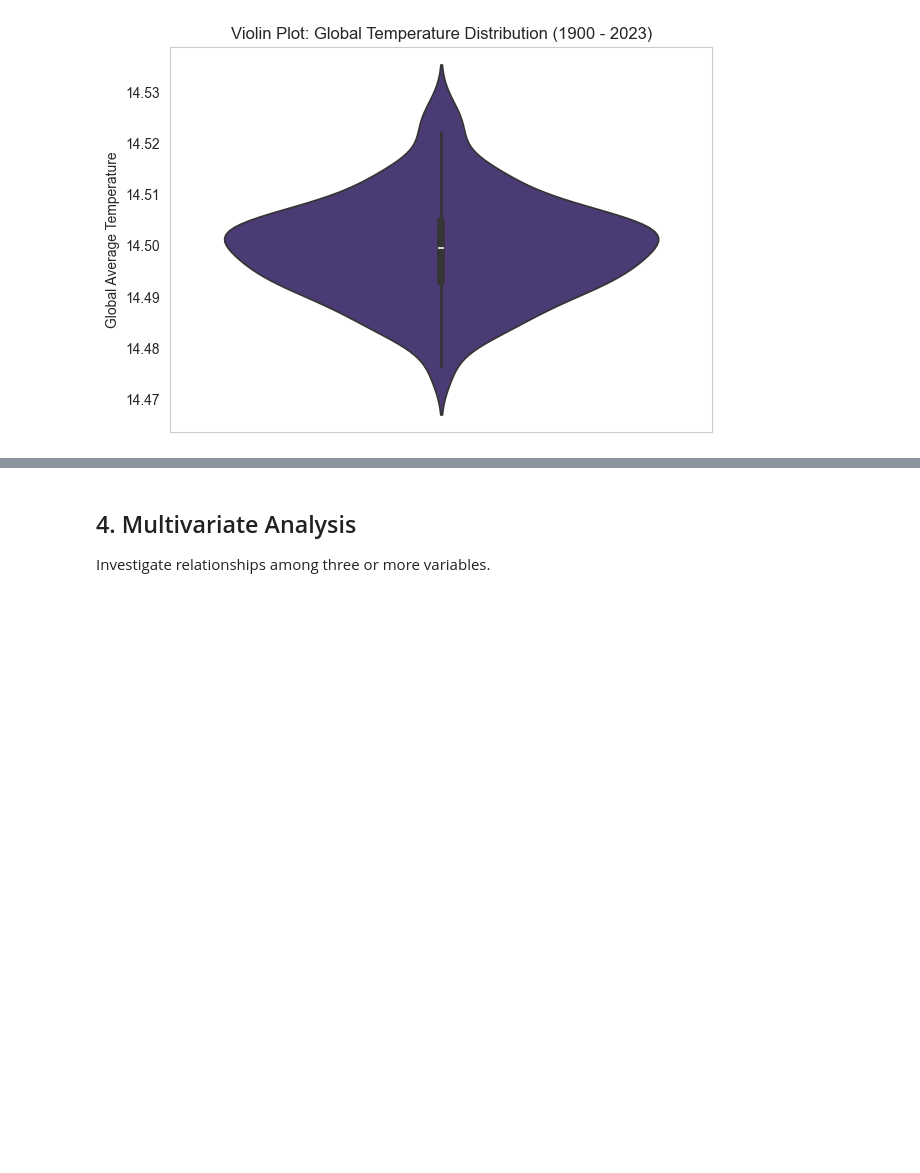
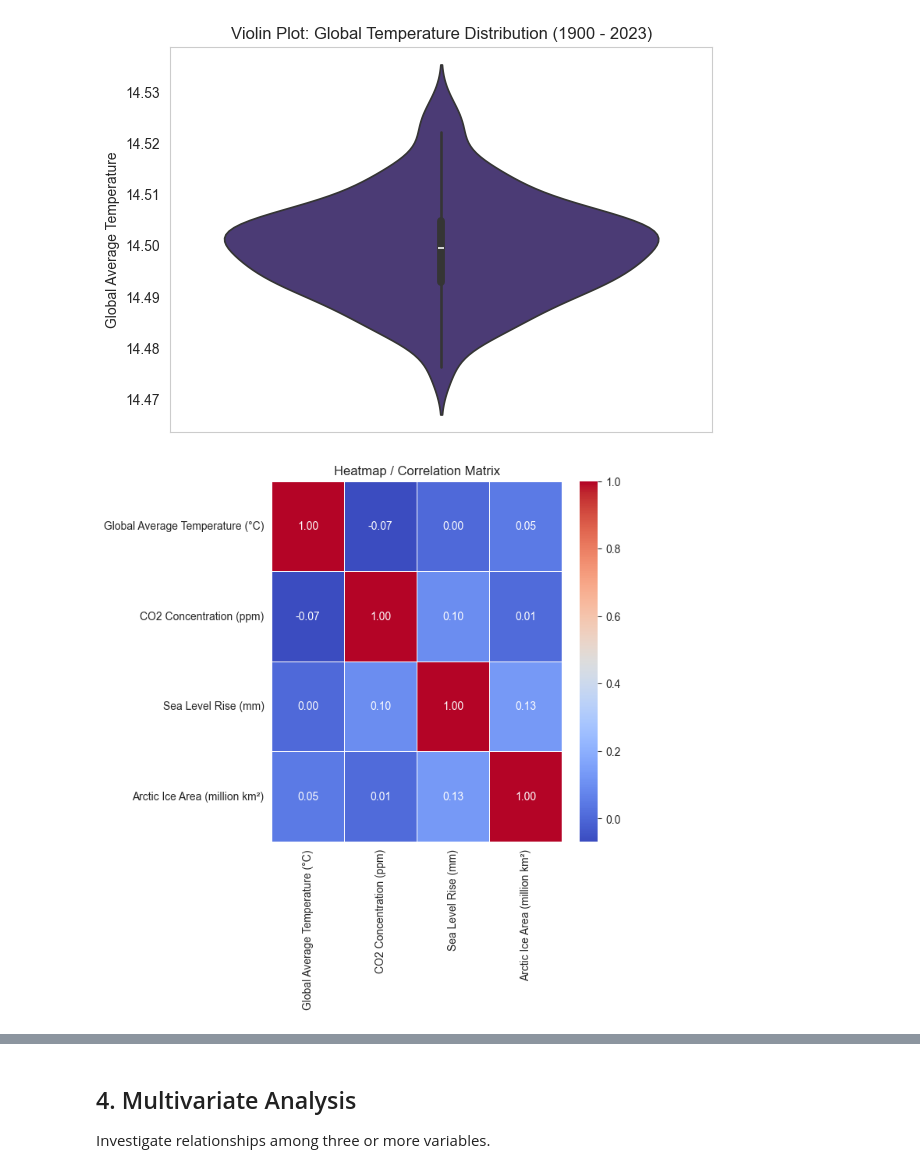
Before and after one commit to Omdena-NIC-Nepal/complete-eda-letsdoit, a Jupyter notebook: climate_eda.ipynb, the cells around one changed output, grey strips where cells are left out. Cells and saved outputs as stored; diff of their text form; code cells hidden in the pictures; blank space fills up the shorter version.

```diff
--- a/climate_eda.ipynb
+++ b/climate_eda.ipynb
@@ -385,3 +401,23 @@ plt.show()
 # plt.xlabel("Gloval Average Temperature")
 # plt.grid(False)
 # plt.show()
+# %%
+# Heatmap or Correlation matrix
+
+def create_heatmap(df):
+	plt.figure(figsize=(6,6))
+
+	corr_matrix = df.corr()
+
+	sns.heatmap(corr_matrix, annot=True, fmt=".2f", cmap="coolwarm", linewidths=0.5)
+	plt.title("Heatmap / Correlation Matrix")
+	plt.show()
+
+	return corr_matrix
+
+# Drop year from aggregated_data
+df_heatmap = aggregated_data.drop(columns=['Year'], errors="ignore")
+
+create_heatmap(df_heatmap)
+# %% [output]
+[figure, added]
```
Also changed, not shown: parts of 3 cells of this notebook.
